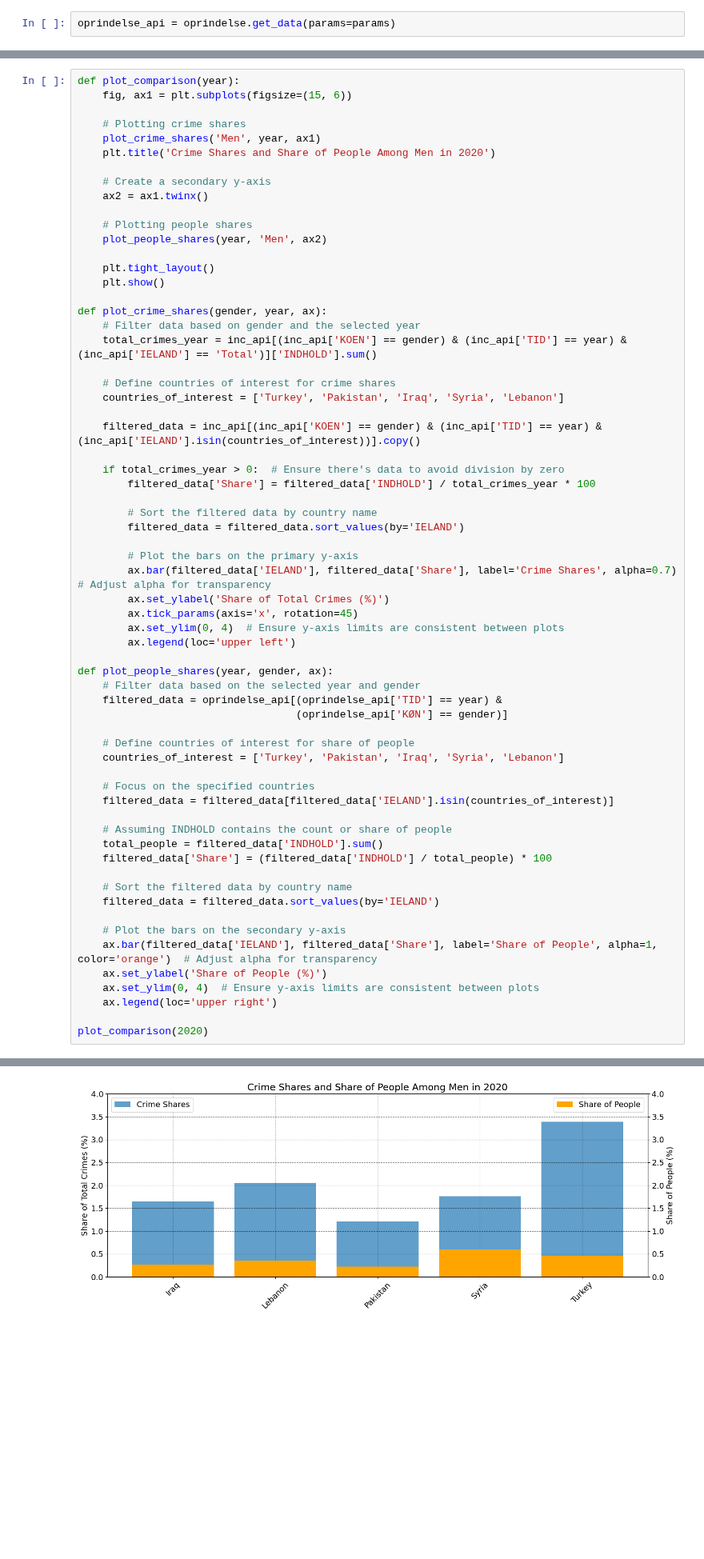
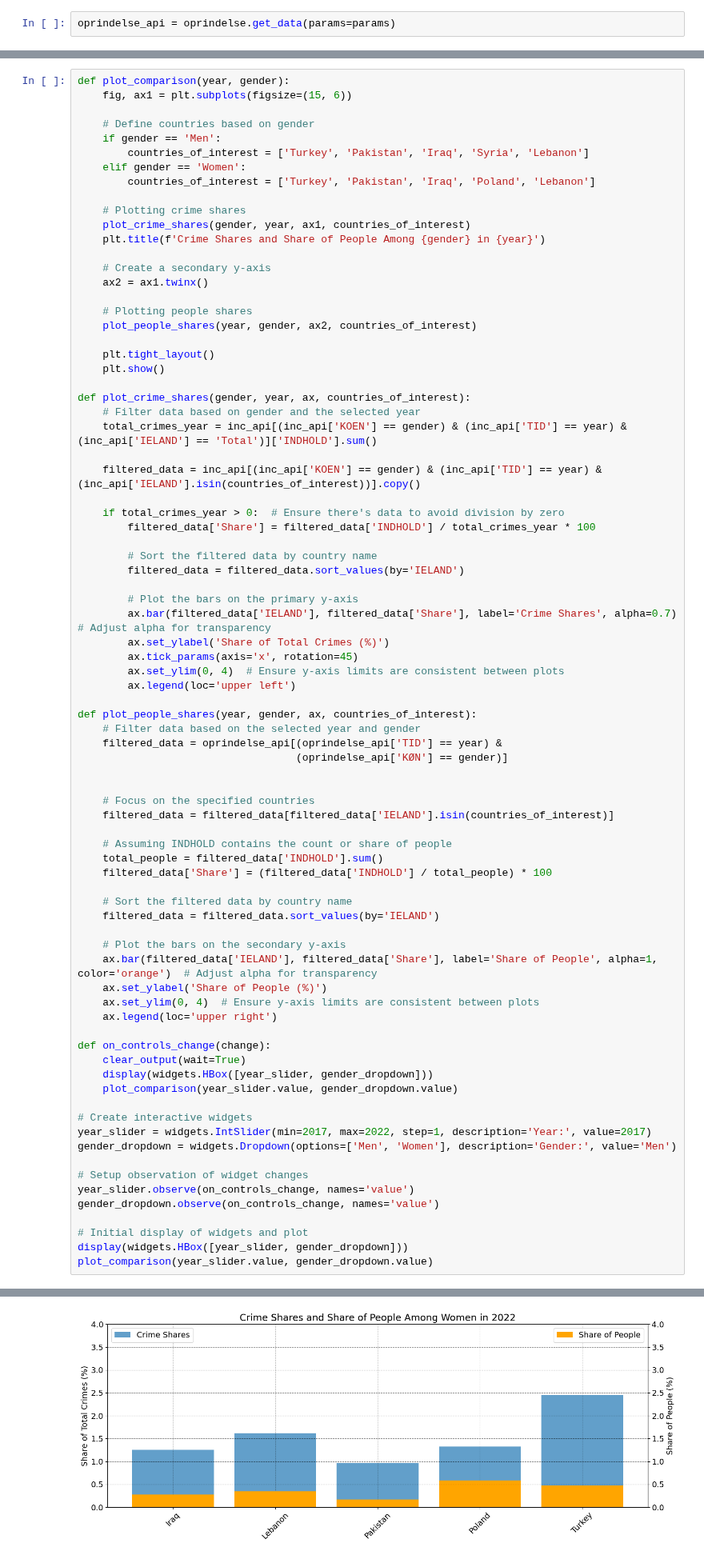
Before and after one commit to NumEconCopenhagen/projects-2024-malik-og-mads, a Jupyter notebook: dataproject/dataproject.ipynb, the cells around one changed output, grey strips where cells are left out. Shown at 80% size. Saved outputs shown, nothing was run; the diff lists cells and outputs as text; blank space fills up the shorter version.

```diff
--- a/dataproject/dataproject.ipynb
+++ b/dataproject/dataproject.ipynb
@@ -303,26 +326,29 @@ HBox(children=(IntSlider(value=2019, description='Year:', max=2022, min=2017), D
 # %%
-def plot_comparison(year):
+def plot_comparison(year, gender):
     fig, ax1 = plt.subplots(figsize=(15, 6))
 
+    # Define countries based on gender
+    if gender == 'Men':
+        countries_of_interest = ['Turkey', 'Pakistan', 'Iraq', 'Syria', 'Lebanon']
+    elif gender == 'Women':
+        countries_of_interest = ['Turkey', 'Pakistan', 'Iraq', 'Poland', 'Lebanon']
+
     # Plotting crime shares
-    plot_crime_shares('Men', year, ax1)
-    plt.title('Crime Shares and Share of People Among Men in 2020')
+    plot_crime_shares(gender, year, ax1, countries_of_interest)
+    plt.title(f'Crime Shares and Share of People Among {gender} in {year}')
 
     # Create a secondary y-axis
     ax2 = ax1.twinx()
 
     # Plotting people shares
-    plot_people_shares(year, 'Men', ax2)
+    plot_people_shares(year, gender, ax2, countries_of_interest)
 
     plt.tight_layout()
     plt.show()
 
-def plot_crime_shares(gender, year, ax):
+def plot_crime_shares(gender, year, ax, countries_of_interest):
     # Filter data based on gender and the selected year
     total_crimes_year = inc_api[(inc_api['KOEN'] == gender) & (inc_api['TID'] == year) & (inc_api['IELAND'] == 'Total')]['INDHOLD'].sum()
-
-    # Define countries of interest for crime shares
-    countries_of_interest = ['Turkey', 'Pakistan', 'Iraq', 'Syria', 'Lebanon']
 
     filtered_data = inc_api[(inc_api['KOEN'] == gender) & (inc_api['TID'] == year) & (inc_api['IELAND'].isin(countries_of_interest))].copy()
 
@@ -339,13 +365,11 @@ def plot_crime_shares(gender, year, ax):
         ax.set_ylim(0, 4)  # Ensure y-axis limits are consistent between plots
         ax.legend(loc='upper left')
 
-def plot_people_shares(year, gender, ax):
+def plot_people_shares(year, gender, ax, countries_of_interest):
     # Filter data based on the selected year and gender
     filtered_data = oprindelse_api[(oprindelse_api['TID'] == year) &
                                    (oprindelse_api['KØN'] == gender)]
 
-    # Define countries of interest for share of people
-    countries_of_interest = ['Turkey', 'Pakistan', 'Iraq', 'Syria', 'Lebanon']
 
     # Focus on the specified countries
     filtered_data = filtered_data[filtered_data['IELAND'].isin(countries_of_interest)]
@@ -363,5 +387,20 @@ def plot_people_shares(year, gender, ax):
     ax.set_ylim(0, 4)  # Ensure y-axis limits are consistent between plots
     ax.legend(loc='upper right')
 
-plot_comparison(2020)
+def on_controls_change(change):
+    clear_output(wait=True)
+    display(widgets.HBox([year_slider, gender_dropdown]))
+    plot_comparison(year_slider.value, gender_dropdown.value)
+
+# Create interactive widgets
+year_slider = widgets.IntSlider(min=2017, max=2022, step=1, description='Year:', value=2017)
+gender_dropdown = widgets.Dropdown(options=['Men', 'Women'], description='Gender:', value='Men')
+
+# Setup observation of widget changes
+year_slider.observe(on_controls_change, names='value')
+gender_dropdown.observe(on_controls_change, names='value')
+
+# Initial display of widgets and plot
+display(widgets.HBox([year_slider, gender_dropdown]))
+plot_comparison(year_slider.value, gender_dropdown.value)
 # %% [output]
@@ -368 +408 @@ plot_comparison(2020)
-[figure, old version]
+[figure, new version]
```
Also changed, not shown: parts of 21 cells of this notebook.
